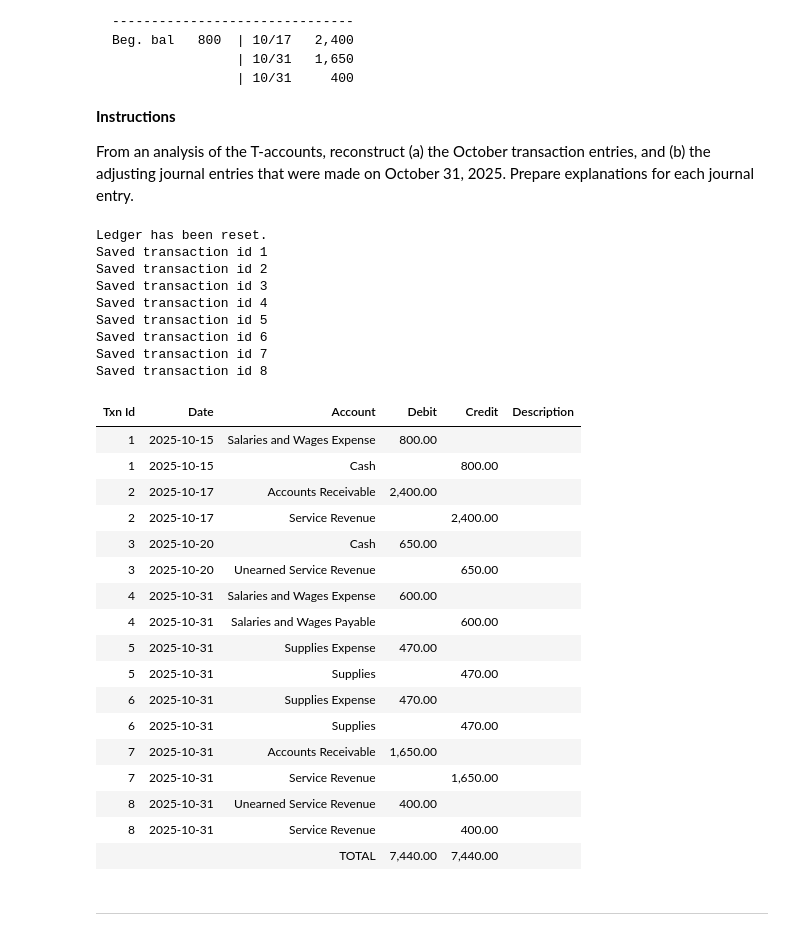
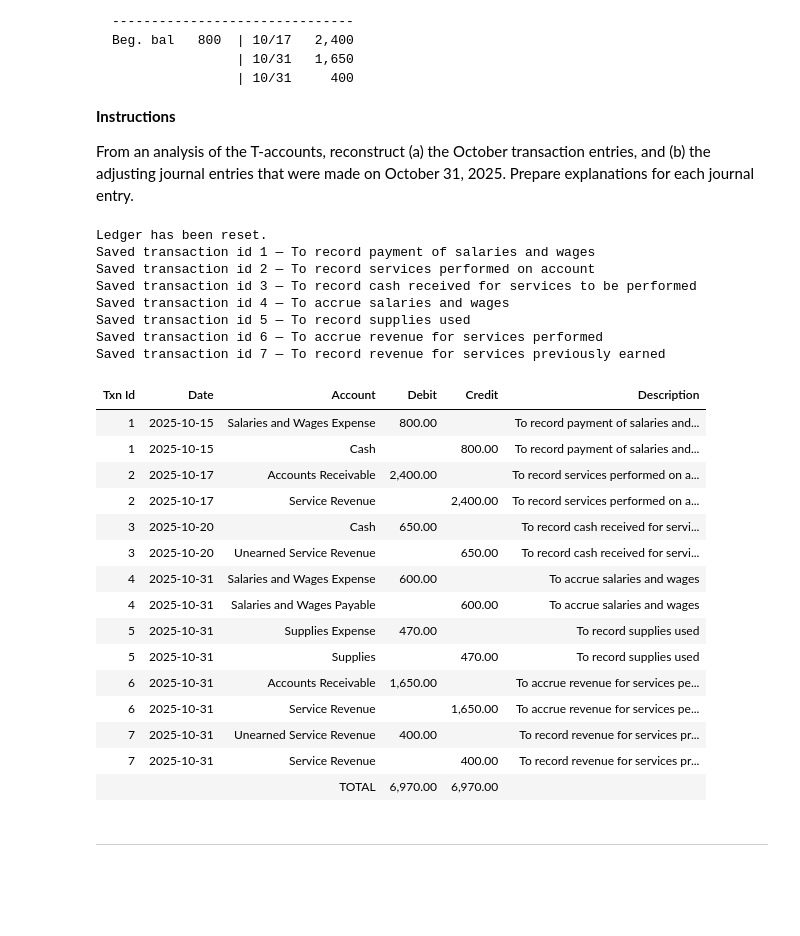
Before and after one commit to ekmartinez/Accounting, a Jupyter notebook: 01_The_Accounting_Information_System/01_The_Accounting_Information_System_Exercises.ipynb, the cells around one changed output. Saved outputs shown, nothing was run; the diff lists cells and outputs as text; code cells hidden in the pictures; blank space fills up the shorter version.

```diff
--- a/01_The_Accounting_Information_System/01_The_Accounting_Information_System_Exercises.ipynb
+++ b/01_The_Accounting_Information_System/01_The_Accounting_Information_System_Exercises.ipynb
@@ -982,7 +982,7 @@ urdu.add_entry(
         {"date": "2025-10-15", "account": "Salaries and Wages Expense", "debit": 800, "credit": 0},
         {"date": "2025-10-15", "account": "Cash", "debit": 0, "credit": 800},
     ],
-    description="",
+    description="To record payment of salaries and wages",
 )
 
 urdu.add_entry(
@@ -990,7 +990,7 @@ urdu.add_entry(
         {"date": "2025-10-17", "account": "Accounts Receivable", "debit": 2400, "credit": 0},
         {"date": "2025-10-17", "account": "Service Revenue", "debit": 0, "credit": 2400},
     ],
-    description="",
+    description="To record services performed on account",
 )
 
 urdu.add_entry(
@@ -998,7 +998,7 @@ urdu.add_entry(
         {"date": "2025-10-20", "account": "Cash", "debit": 650, "credit": 0},
         {"date": "2025-10-20", "account": "Unearned Service Revenue", "debit": 0, "credit": 650},
     ],
-    description="",
+    description="To record cash received for services to be performed",
 )
 
 urdu.add_entry(
@@ -1006,70 +1006,59 @@ urdu.add_entry(
         {"date": "2025-10-31", "account": "Salaries and Wages Expense", "debit": 600, "credit": 0},
         {"date": "2025-10-31", "account": "Salaries and Wages Payable", "debit": 0, "credit": 600},
     ],
-    description="",
+    description="To accrue salaries and wages",
 )
 
 urdu.add_entry(
     [
         {"date": "2025-10-31", "account": "Supplies Expense", "debit": 470, "credit": 0},
         {"date": "2025-10-31", "account": "Supplies", "debit": 0, "credit": 470},
     ],
-    description="",
-)
-
-urdu.add_entry(
-    [
-        {"date": "2025-10-31", "account": "Supplies Expense", "debit": 470, "credit": 0},
-        {"date": "2025-10-31", "account": "Supplies", "debit": 0, "credit": 470},
-    ],
-    description="",
+    description="To record supplies used",
 )
 
 urdu.add_entry(
     [
         {"date": "2025-10-31", "account": "Accounts Receivable", "debit": 1650, "credit": 0},
         {"date": "2025-10-31", "account": "Service Revenue", "debit": 0, "credit": 1650},
     ],
-    description="",
+    description="To accrue revenue for services performed",
 )
 
 urdu.add_entry(
     [
         {"date": "2025-10-31", "account": "Unearned Service Revenue", "debit": 400, "credit": 0},
         {"date": "2025-10-31", "account": "Service Revenue", "debit": 0, "credit": 400},
     ],
-    description="",
+    description="To record revenue for services previously earned",
 )
 
 display(HTML(format_ledger_table(urdu).to_html(index=False)))
 # %% [output]
 Ledger has been reset.
-Saved transaction id 1
-Saved transaction id 2
-Saved transaction id 3
-Saved transaction id 4
-Saved transaction id 5
-Saved transaction id 6
-Saved transaction id 7
-Saved transaction id 8
+Saved transaction id 1 — To record payment of salaries and wages
+Saved transaction id 2 — To record services performed on account
+Saved transaction id 3 — To record cash received for services to be performed
+Saved transaction id 4 — To accrue salaries and wages
+Saved transaction id 5 — To record supplies used
+Saved transaction id 6 — To accrue revenue for services performed
+Saved transaction id 7 — To record revenue for services previously earned
 | Txn Id | Date | Account | Debit | Credit | Description |
-| 1 | 2025-10-15 | Salaries and Wages Expense | 800.00 |  |  |
-| 1 | 2025-10-15 | Cash |  | 800.00 |  |
-| 2 | 2025-10-17 | Accounts Receivable | 2,400.00 |  |  |
-| 2 | 2025-10-17 | Service Revenue |  | 2,400.00 |  |
-| 3 | 2025-10-20 | Cash | 650.00 |  |  |
-| 3 | 2025-10-20 | Unearned Service Revenue |  | 650.00 |  |
-| 4 | 2025-10-31 | Salaries and Wages Expense | 600.00 |  |  |
-| 4 | 2025-10-31 | Salaries and Wages Payable |  | 600.00 |  |
-| 5 | 2025-10-31 | Supplies Expense | 470.00 |  |  |
-| 5 | 2025-10-31 | Supplies |  | 470.00 |  |
-| 6 | 2025-10-31 | Supplies Expense | 470.00 |  |  |
-| 6 | 2025-10-31 | Supplies |  | 470.00 |  |
-| 7 | 2025-10-31 | Accounts Receivable | 1,650.00 |  |  |
-| 7 | 2025-10-31 | Service Revenue |  | 1,650.00 |  |
-| 8 | 2025-10-31 | Unearned Service Revenue | 400.00 |  |  |
-| 8 | 2025-10-31 | Service Revenue |  | 400.00 |  |
-|  |  | TOTAL | 7,440.00 | 7,440.00 |  |
+| 1 | 2025-10-15 | Salaries and Wages Expense | 800.00 |  | To record payment of salaries and... |
+| 1 | 2025-10-15 | Cash |  | 800.00 | To record payment of salaries and... |
+| 2 | 2025-10-17 | Accounts Receivable | 2,400.00 |  | To record services performed on a... |
+| 2 | 2025-10-17 | Service Revenue |  | 2,400.00 | To record services performed on a... |
+| 3 | 2025-10-20 | Cash | 650.00 |  | To record cash received for servi... |
+| 3 | 2025-10-20 | Unearned Service Revenue |  | 650.00 | To record cash received for servi... |
+| 4 | 2025-10-31 | Salaries and Wages Expense | 600.00 |  | To accrue salaries and wages |
+| 4 | 2025-10-31 | Salaries and Wages Payable |  | 600.00 | To accrue salaries and wages |
+| 5 | 2025-10-31 | Supplies Expense | 470.00 |  | To record supplies used |
+| 5 | 2025-10-31 | Supplies |  | 470.00 | To record supplies used |
+| 6 | 2025-10-31 | Accounts Receivable | 1,650.00 |  | To accrue revenue for services pe... |
+| 6 | 2025-10-31 | Service Revenue |  | 1,650.00 | To accrue revenue for services pe... |
+| 7 | 2025-10-31 | Unearned Service Revenue | 400.00 |  | To record revenue for services pr... |
+| 7 | 2025-10-31 | Service Revenue |  | 400.00 | To record revenue for services pr... |
+|  |  | TOTAL | 6,970.00 | 6,970.00 |  |
 # %% [markdown]
 ---
 # %% [markdown]
```
